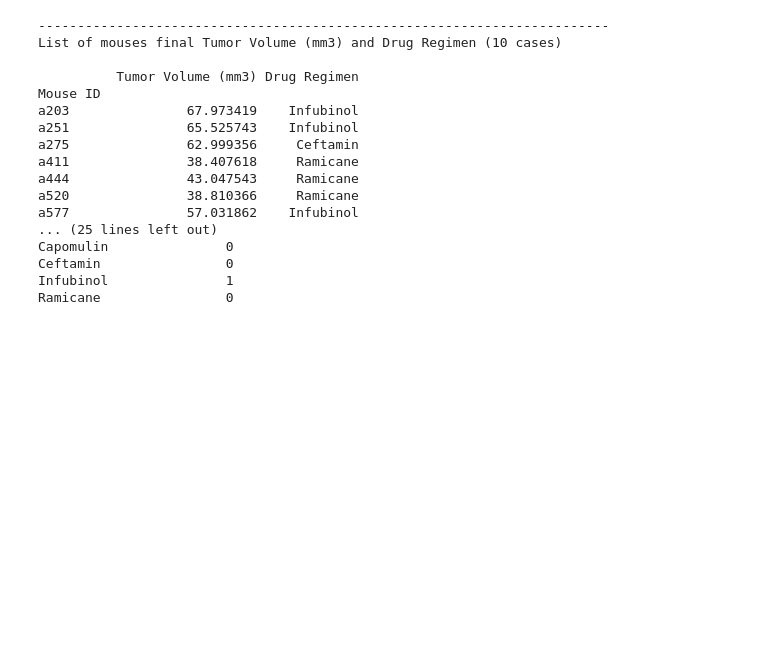
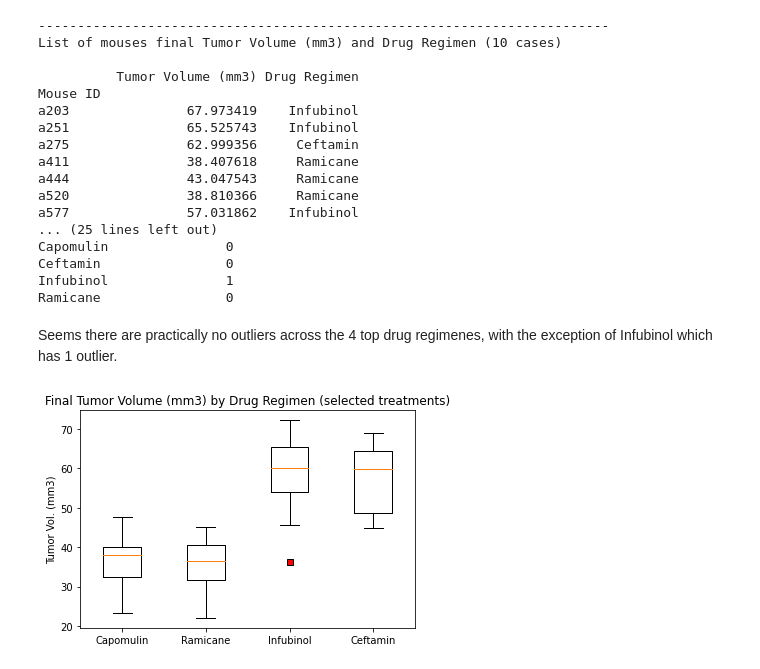
Before and after one commit to martinsingla/challenge-matplotlib, a Jupyter notebook: scrip.ipynb, the cells around one changed output. Cells and saved outputs as stored; diff of their text form; code cells hidden in the pictures; blank space fills up the shorter version.

Commit message:
boxplot updt

```diff
--- a/scrip.ipynb
+++ b/scrip.ipynb
@@ -193,3 +193,21 @@ Capomulin               0
 Ceftamin                0
 Infubinol               1
 Ramicane                0
+# %% [markdown]
+Seems there are practically no outliers across the 4 top drug regimenes, with the exception of Infubinol which has 1 outlier.
+# %%
+#Define arrays w/ drug regimens
+drugs= ["Capomulin", "Ramicane", "Infubinol", "Ceftamin"]
+a= []
+for i in drugs:
+    a.append(df2.loc[df2["Drug Regimen"] == i, "Tumor Volume (mm3)"])
+
+#Plot boxplot
+plt.subplots()
+plt.boxplot(a, flierprops= dict(markerfacecolor='r', marker='s'))
+plt.xticks(ticks= [1,2,3,4],labels =drugs)
+plt.ylabel("Tumor Vol. (mm3)")
+plt.title("Final Tumor Volume (mm3) by Drug Regimen (selected treatments)")
+plt.show()
+# %% [output]
+[figure, added]
```
